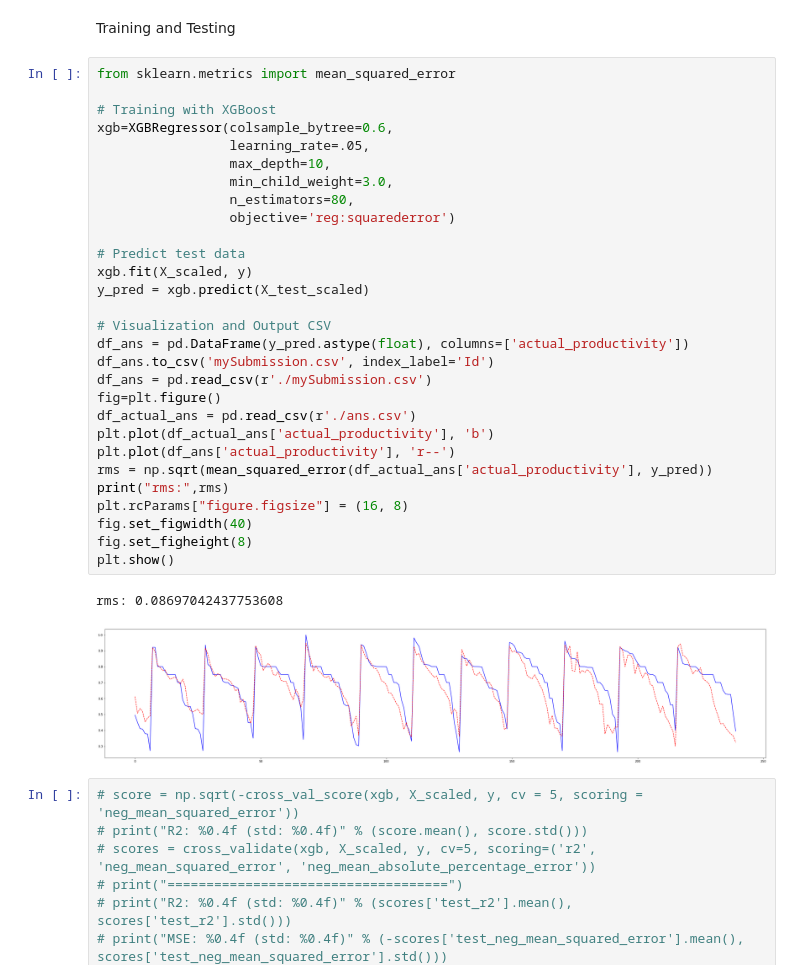
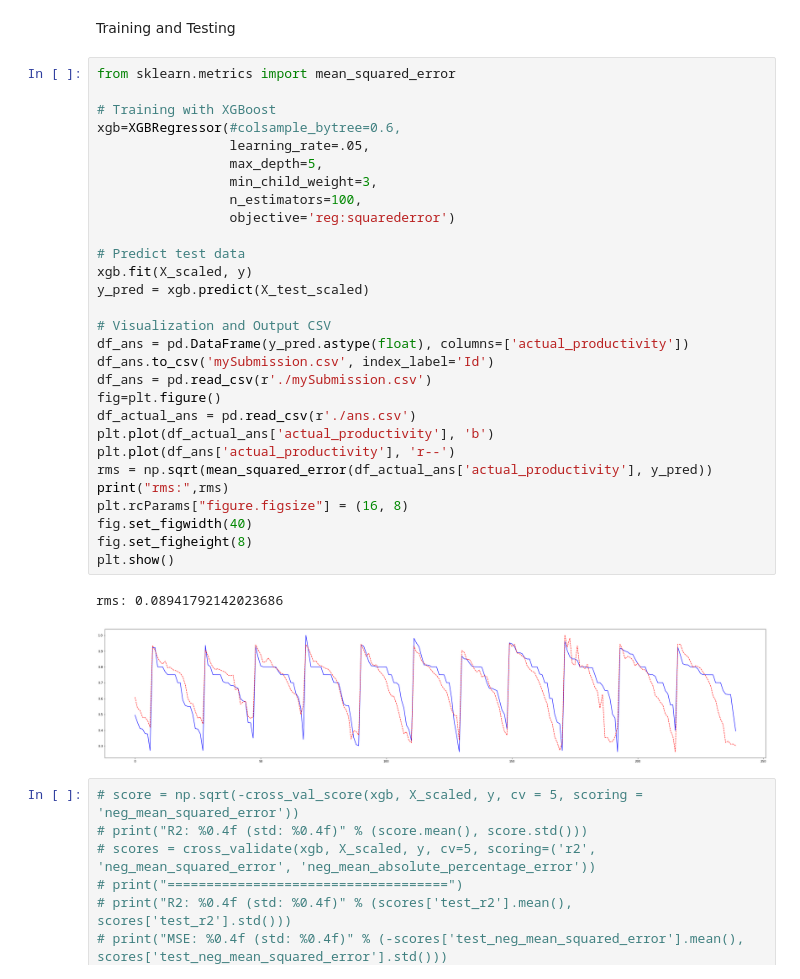
Before and after one commit to wynnstan42/AI, a Jupyter notebook: hw1/HW1_method3.ipynb, the cells around one changed output. Saved outputs shown, nothing was run; the diff lists cells and outputs as text.

```diff
--- a/hw1/HW1_method3.ipynb
+++ b/hw1/HW1_method3.ipynb
@@ -162,35 +162,35 @@ Training and Testing
 # %%
 from sklearn.metrics import mean_squared_error
 
 # Training with XGBoost
-xgb=XGBRegressor(colsample_bytree=0.6,
+xgb=XGBRegressor(#colsample_bytree=0.6,
                  learning_rate=.05,
-                 max_depth=10,
-                 min_child_weight=3.0,
-                 n_estimators=80,
+                 max_depth=5,
+                 min_child_weight=3,
+                 n_estimators=100,
                  objective='reg:squarederror')
 
 # Predict test data
 xgb.fit(X_scaled, y)
 y_pred = xgb.predict(X_test_scaled)
 
 # Visualization and Output CSV
 df_ans = pd.DataFrame(y_pred.astype(float), columns=['actual_productivity'])
 df_ans.to_csv('mySubmission.csv', index_label='Id')
 df_ans = pd.read_csv(r'./mySubmission.csv')
 fig=plt.figure()
 df_actual_ans = pd.read_csv(r'./ans.csv')
 plt.plot(df_actual_ans['actual_productivity'], 'b')
 plt.plot(df_ans['actual_productivity'], 'r--')
 rms = np.sqrt(mean_squared_error(df_actual_ans['actual_productivity'], y_pred))
 print("rms:",rms)
 plt.rcParams["figure.figsize"] = (16, 8)
 fig.set_figwidth(40)
 fig.set_figheight(8)
 plt.show()
 # %% [output]
-rms: 0.08697042437753608
+rms: 0.08941792142023686
-[figure, old version]
+[figure, new version]
 # %%
 # score = np.sqrt(-cross_val_score(xgb, X_scaled, y, cv = 5, scoring = 'neg_mean_squared_error'))
 # print("R2: %0.4f (std: %0.4f)" % (score.mean(), score.std()))
```
Also changed, not shown: 1 other file.
